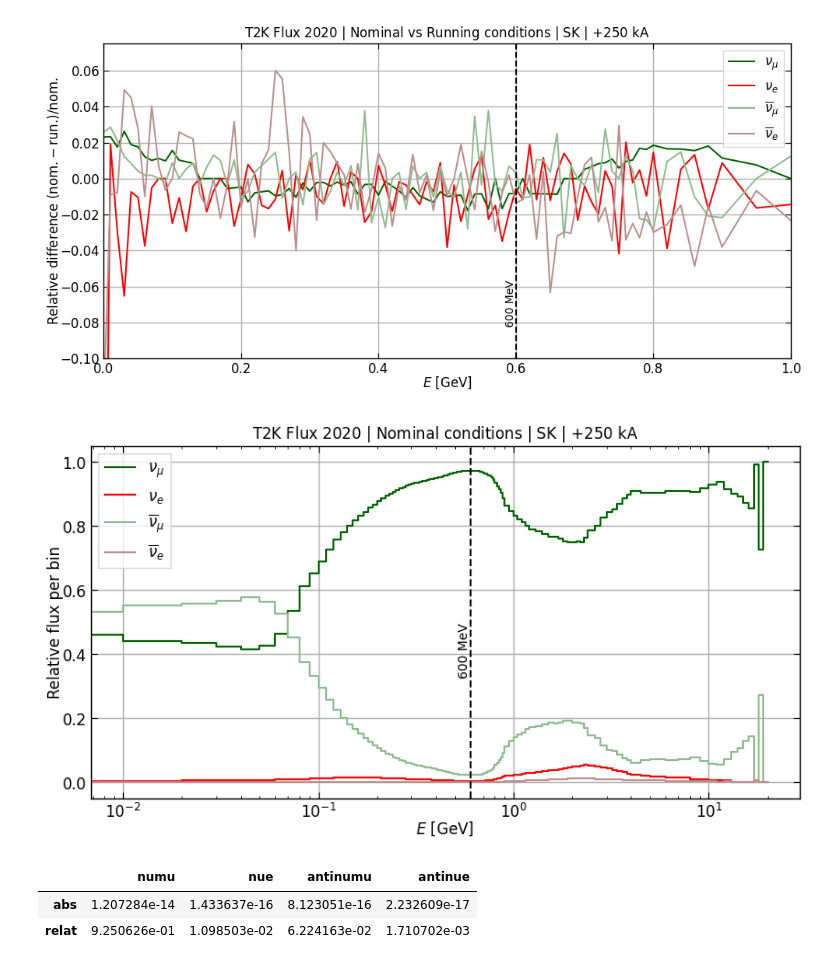
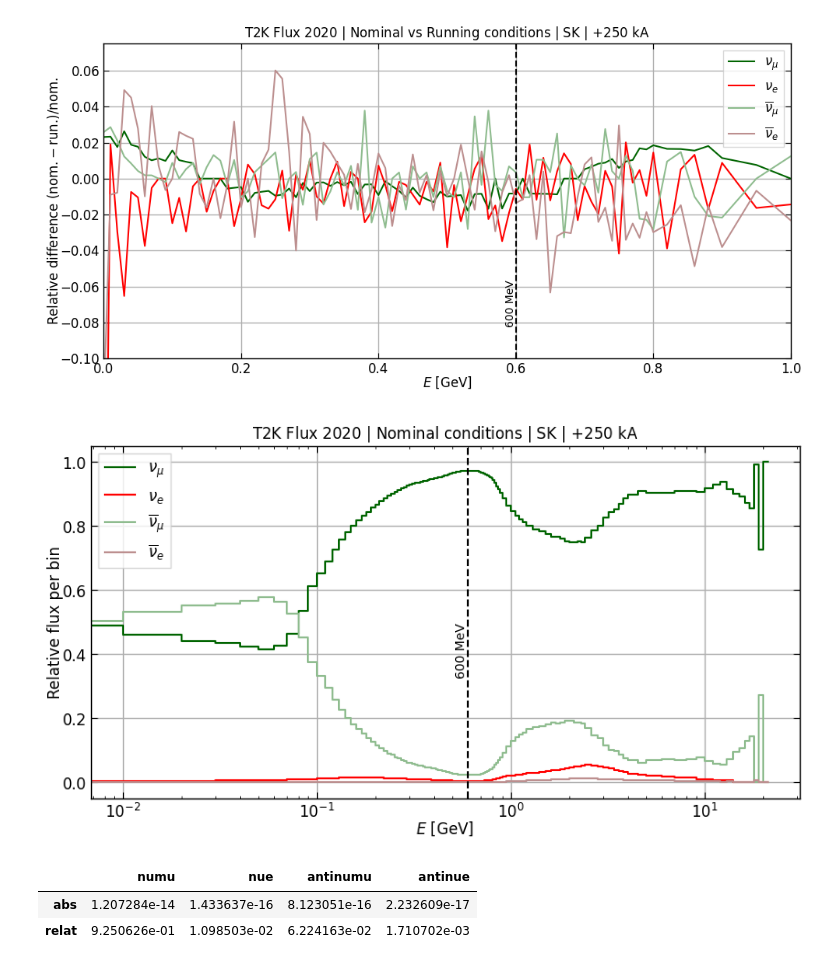
Before and after one commit to pboistier/energy-effects-T2K, a Jupyter notebook: docs/source/notebooks/convolution.ipynb, the cells around one changed output. Drawn from its saved outputs; the diff is of its cells as text; code cells hidden in the pictures.

```diff
--- a/docs/source/notebooks/convolution.ipynb
+++ b/docs/source/notebooks/convolution.ipynb
@@ -87,12 +87,14 @@ for key in ["numu", "nue", "antinumu", "antinue"]:
             t2kflux_2020_plus250kA_nominal_sk[key],
             label=conv.print_dict[key],
             color=colors[key],
+            where="post",
         )
         axs[1, i].step(
             t2kflux_2020_plus250kA_nominal_sk.minE,
             t2kflux_2020_plus250kA_nominal_sk["true" + key],
             label=conv.print_dict[key],
             color=colors[key],
+            where="post",
         )
 
 for ax in axs.reshape(-1):
@@ -166,34 +168,35 @@ for key in ["numu", "nue", "antinumu", "antinue"]:
     plt.step(
         t2kflux_2020_plus250kA_nominal_sk.minE,
         t2kflux_2020_plus250kA_nominal_sk[key]
         / t2kflux_2020_plus250kA_nominal_sk.total,
         label=conv.print_dict[key],
         color=colors[key],
+        where="post",
     )
 
 plt.axvline(x=0.6, linestyle="--", color="black")
 ax = plt.gca()
 plt.text(
     x=0.6,
     y=0.5,
     s=r"600 MeV",
     ha="right",
     va="top",
     rotation=90,
     transform=ax.get_xaxis_transform(),
 )
 
 plt.xscale("log")
 # plt.yscale('log')
 plt.xlabel(r"$E$ [GeV]")
 plt.ylabel(r"Relative flux per bin")
 # plt.ylim(bottom=1e-4)
 plt.title(r"T2K Flux 2020 | Nominal conditions | SK | $+250$ kA")
 plt.legend()
 
 plt.show()
 # %% [output]
-[figure, old version]
+[figure, new version]
 # %%
 summed_integral = t2kflux_2020_plus250kA_nominal_sk.truetotal.sum()
 integrals = {
```
Also changed, not shown: parts of 21 cells of this notebook, 3 other files.
